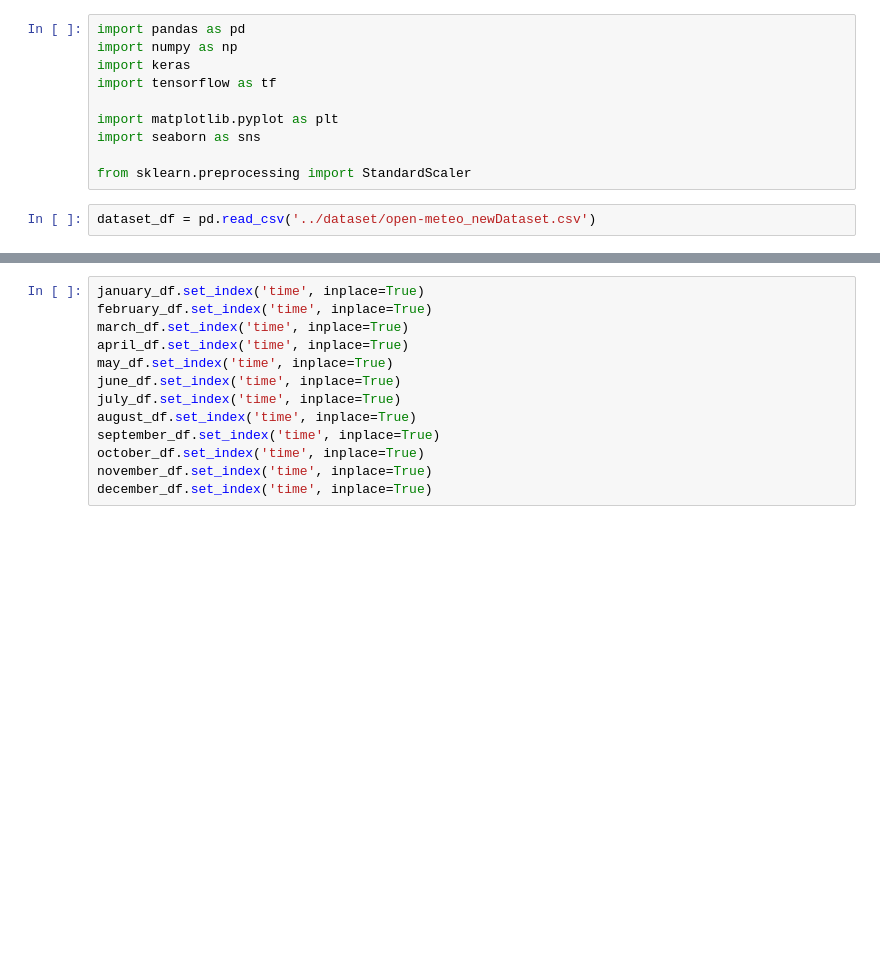
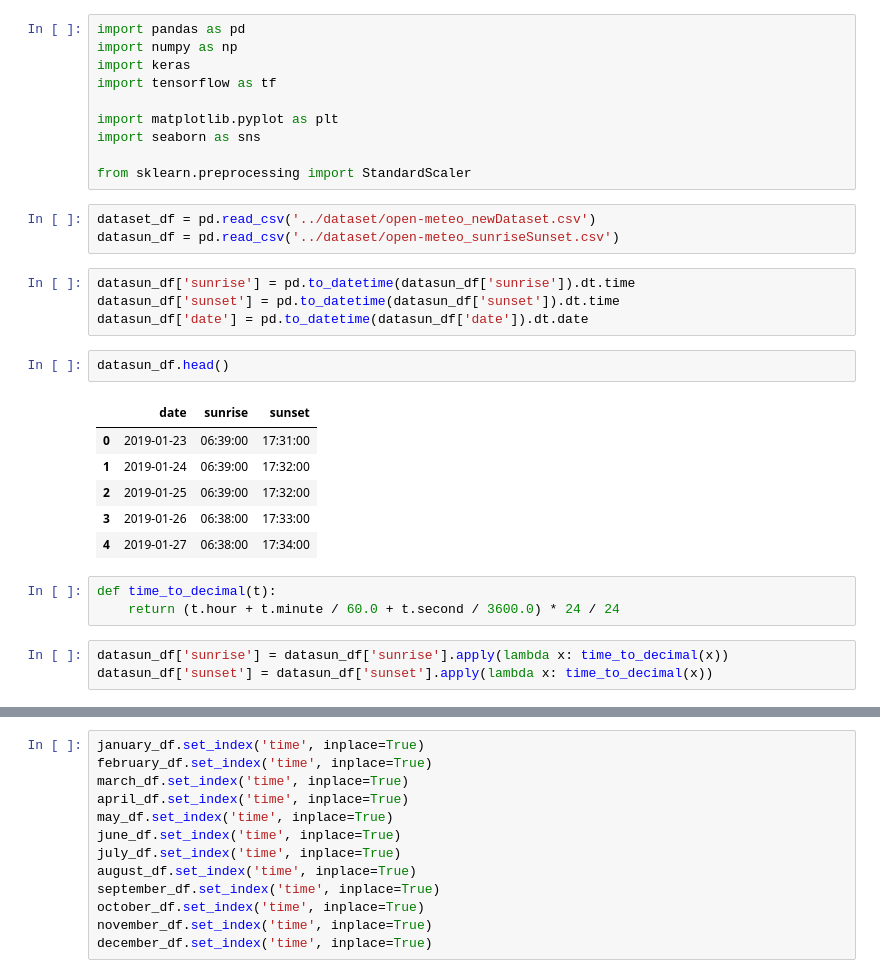
Before and after one commit to Rr-Diajeng/progress_ta, a Jupyter notebook: hybridLSTM_Transformer/shortwave-solar-lstmEn-Transf-lsmDec.ipynb, the cells around one changed output, grey strips where cells are left out. Cells and saved outputs as stored; diff of their text form; blank space fills up the shorter version.

```diff
--- a/hybridLSTM_Transformer/shortwave-solar-lstmEn-Transf-lsmDec.ipynb
+++ b/hybridLSTM_Transformer/shortwave-solar-lstmEn-Transf-lsmDec.ipynb
@@ -10,3 +10,23 @@ import seaborn as sns
 from sklearn.preprocessing import StandardScaler
 # %%
 dataset_df = pd.read_csv('../dataset/open-meteo_newDataset.csv')
+datasun_df = pd.read_csv('../dataset/open-meteo_sunriseSunset.csv')
+# %%
+datasun_df['sunrise'] = pd.to_datetime(datasun_df['sunrise']).dt.time
+datasun_df['sunset'] = pd.to_datetime(datasun_df['sunset']).dt.time
+datasun_df['date'] = pd.to_datetime(datasun_df['date']).dt.date
+# %%
+datasun_df.head()
+# %% [output]
+|  | date | sunrise | sunset |
+| 0 | 2019-01-23 | 06:39:00 | 17:31:00 |
+| 1 | 2019-01-24 | 06:39:00 | 17:32:00 |
+| 2 | 2019-01-25 | 06:39:00 | 17:32:00 |
+| 3 | 2019-01-26 | 06:38:00 | 17:33:00 |
+| 4 | 2019-01-27 | 06:38:00 | 17:34:00 |
+# %%
+def time_to_decimal(t):
+    return (t.hour + t.minute / 60.0 + t.second / 3600.0) * 24 / 24
+# %%
+datasun_df['sunrise'] = datasun_df['sunrise'].apply(lambda x: time_to_decimal(x))
+datasun_df['sunset'] = datasun_df['sunset'].apply(lambda x: time_to_decimal(x))
```
Also changed, not shown: parts of 23 cells of this notebook, 3 other files.
